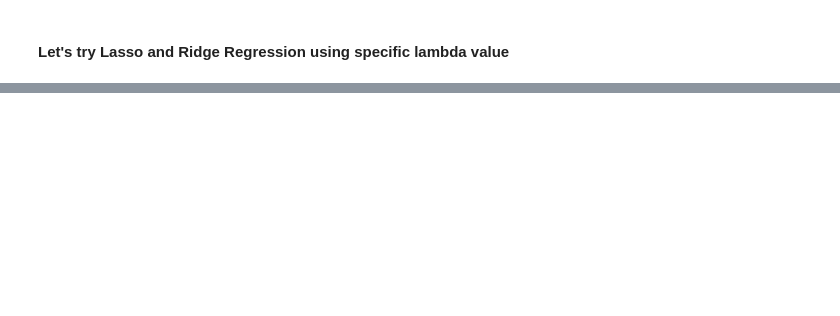
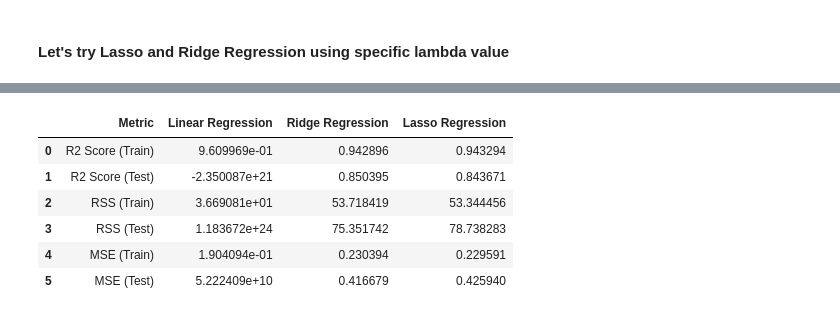
Before and after one commit to sabhrantsrivastava/HousingAnalysisAdvancedRegression, a Jupyter notebook: Sabhrant_Srivastava_Housing_Analysis.ipynb, the cells around one changed output, grey strips where cells are left out. Cells and saved outputs as stored; diff of their text form; code cells hidden in the pictures; blank space fills up the shorter version.

```diff
--- a/Sabhrant_Srivastava_Housing_Analysis.ipynb
+++ b/Sabhrant_Srivastava_Housing_Analysis.ipynb
@@ -1317,6 +1320,8 @@ df_train.head()
 # %%
 y_train = df_train.pop('SalePrice')
 X_train = df_train
+y_test = df_test.pop('SalePrice')
+X_test = df_test
 # %% [markdown]
 #### Feature Selection
 # %%
@@ -1421,25 +1552,2 @@ for i in lambdas:
 # %% [markdown]
 #### Let's try Lasso and Ridge Regression using specific lambda value
-# %%
-# Get the model coefficients for specific lambda say 0.001
-
-# Ridge Regression
-degree = 2
-ridgecoef = PolynomialFeatures(degree, include_bias = True) # Creating degree 5 features
-# Transforming input features to polynomial features (1, x1, x2, x3, x4, x5)
-X_poly = ridgecoef.fit_transform(X_train)
-ridgereg = Ridge(alpha = 0.001) # Initialize the Ridge Regression model with a specific lambda
-ridgereg.fit(X_poly, y_train) # fit the model on the polynomial features
-print(ridgereg.coef_)
-y_pred = ridgereg.predict(ridgecoef.fit_transform(X_train))
-print("r2 score = " + str(r2_score(y_train, y_pred)))
-
-# Lasso Regression
-lassocoef = PolynomialFeatures(degree) # Creating degree 5 features
-# Transforming input features to polynomial features (1, x1, x2, x3, x4, x5)
-X_poly = lassocoef.fit_transform(X_train)
-lassoreg = Lasso(alpha = 0.001)
-lassoreg.fit(X_poly, y_train)
-print(lassoreg.coef_)
-y_pred = lassoreg.predict(lassocoef.fit_transform(X_train))
-print("r2 score = " + str(r2_score(y_train, y_pred)))
@@ -1452,0 +1591,24 @@ r2 score = 0.9999999999618804
+# %%
+# Creating a table which contain all the metrics
+
+lr_table = {'Metric': ['R2 Score (Train)','R2 Score (Test)','RSS (Train)','RSS (Test)',
+                       'MSE (Train)','MSE (Test)'],
+        'Linear Regression': metric
+        }
+
+lr_metric = pd.DataFrame(lr_table ,columns = ['Metric', 'Linear Regression'] )
+
+rg_metric = pd.Series(metric2, name = 'Ridge Regression')
+ls_metric = pd.Series(metric3, name = 'Lasso Regression')
+
+final_metric = pd.concat([lr_metric, rg_metric, ls_metric], axis = 1)
+
+final_metric
+# %% [output]
+|  | Metric | Linear Regression | Ridge Regression | Lasso Regression |
+| 0 | R2 Score (Train) | 9.609969e-01 | 0.942896 | 0.943294 |
+| 1 | R2 Score (Test) | -2.350087e+21 | 0.850395 | 0.843671 |
+| 2 | RSS (Train) | 3.669081e+01 | 53.718419 | 53.344456 |
+| 3 | RSS (Test) | 1.183672e+24 | 75.351742 | 78.738283 |
+| 4 | MSE (Train) | 1.904094e-01 | 0.230394 | 0.229591 |
+| 5 | MSE (Test) | 5.222409e+10 | 0.416679 | 0.425940 |
```
Also changed, not shown: parts of 43 cells of this notebook.
